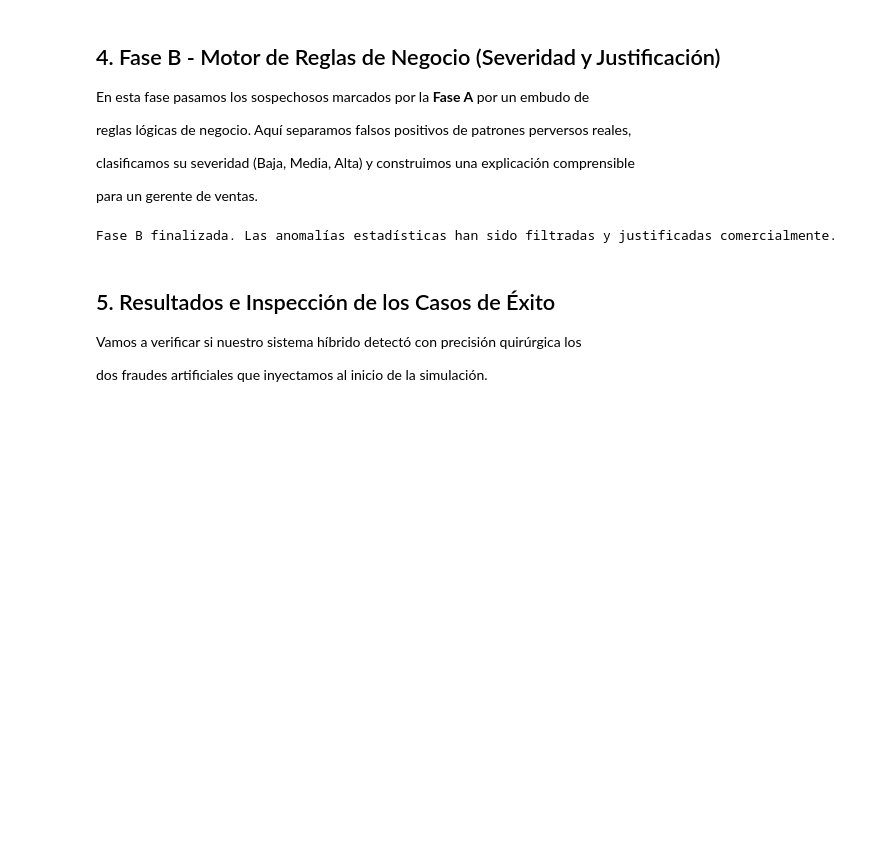
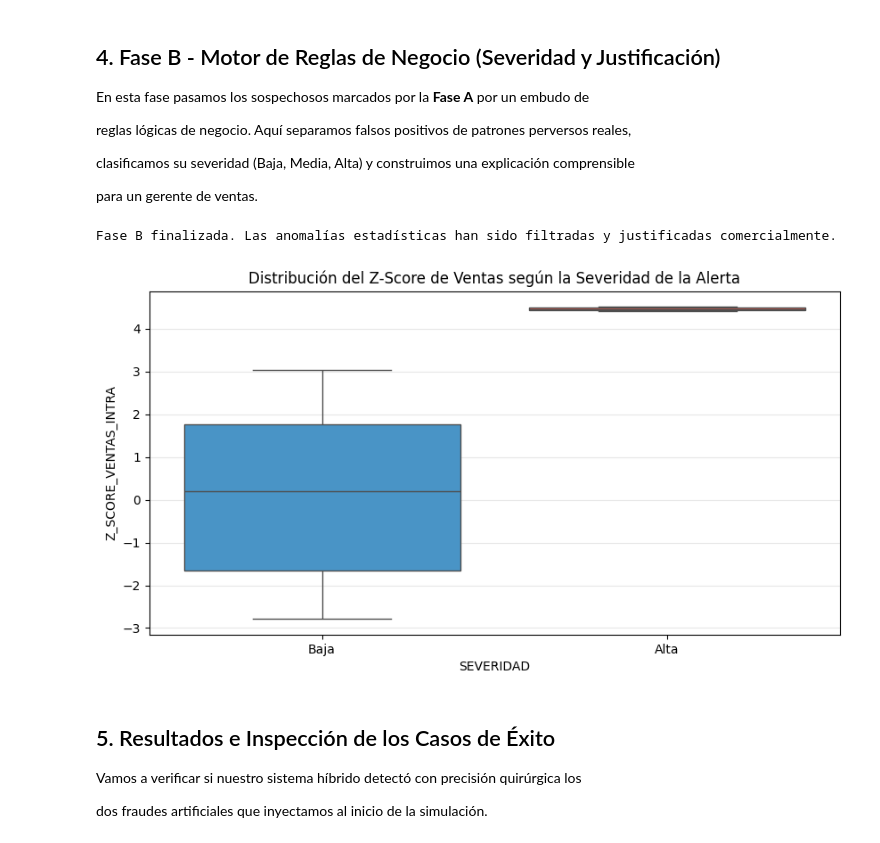
Before and after one commit to sergiomorapardo/StochasticAITechniquesClass, a Jupyter notebook: Notebooks/L13_iforest_heristics.ipynb, the cells around one changed output. Cells and saved outputs as stored; diff of their text form; code cells hidden in the pictures; blank space fills up the shorter version.

```diff
--- a/Notebooks/L13_iforest_heristics.ipynb
+++ b/Notebooks/L13_iforest_heristics.ipynb
@@ -361,6 +398,19 @@ df_analizado['JUSTIFICACION'] = [r[2] for r in resultados_reglas]
 print("Fase B finalizada. Las anomalías estadísticas han sido filtradas y justificadas comercialmente.")
 # %% [output]
 Fase B finalizada. Las anomalías estadísticas han sido filtradas y justificadas comercialmente.
+# %%
+plt.figure(figsize=(10, 5))
+sns.boxplot(
+    data=df_analizado[df_analizado['TIPO_ALERTA'] != 'SIN_ALERTA'],
+    x='SEVERIDAD',
+    y='Z_SCORE_VENTAS_INTRA',
+    palette={'Alta': '#e74c3c', 'Media': '#f39c12', 'Baja': '#3498db'}
+)
+plt.title('Distribución del Z-Score de Ventas según la Severidad de la Alerta')
+plt.grid(axis='y', alpha=0.3)
+plt.show()
+# %% [output]
+[figure, added]
 # %% [markdown]
  ## 5. Resultados e Inspección de los Casos de Éxito
 
```
Also changed, not shown: parts of 9 cells of this notebook.
